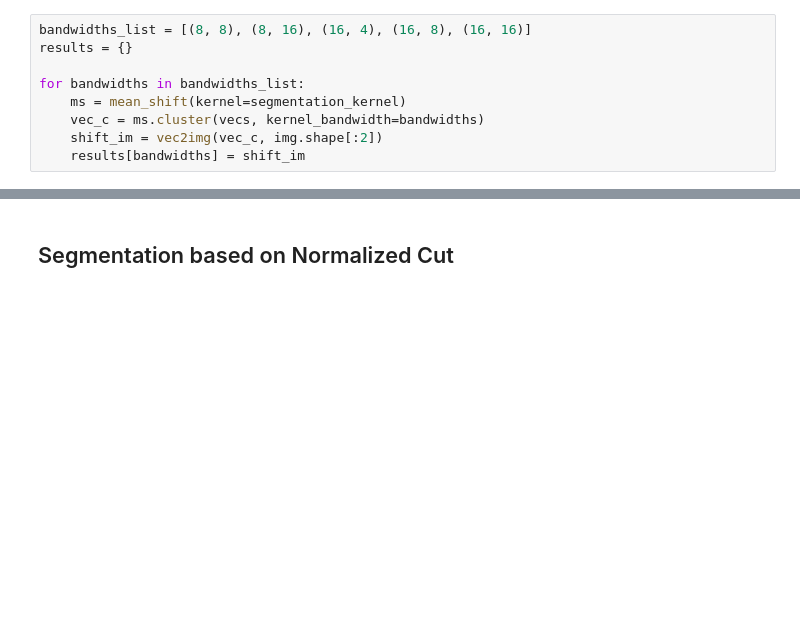
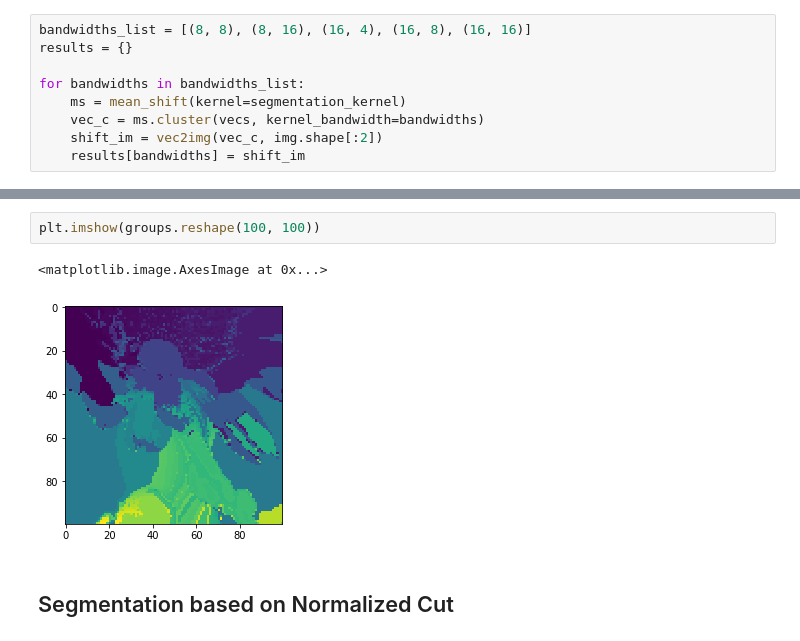
Before and after one commit to jianwu21/Advance-Topic-in-Image-Analysis, a Jupyter notebook: Segmentation/Segmentation.ipynb, the cells around one changed output, grey strips where cells are left out. Cells and saved outputs as stored; diff of their text form; blank space fills up the shorter version.

```diff
--- a/Segmentation/Segmentation.ipynb
+++ b/Segmentation/Segmentation.ipynb
@@ -78,3 +150,8 @@ for key in bandwidths_list:
+# %%
+plt.imshow(groups.reshape(100, 100))
+# %% [output]
+<matplotlib.image.AxesImage at 0x...>
+[figure, added]
 # %% [markdown]
 Segmentation based on Normalized Cut
 ----------------------------------------
```
Also changed, not shown: parts of 8 cells of this notebook, 2 other files.
